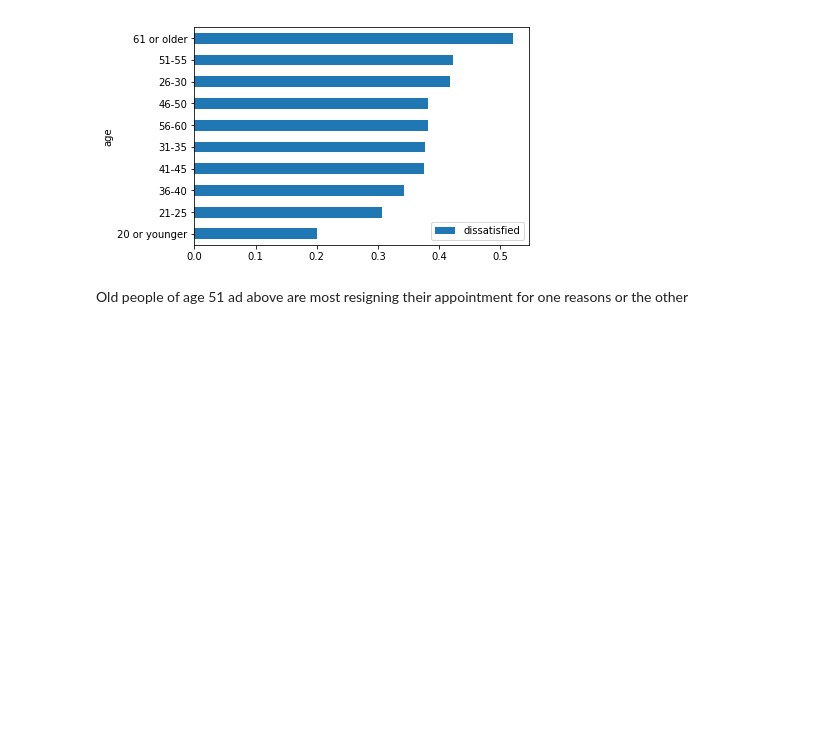
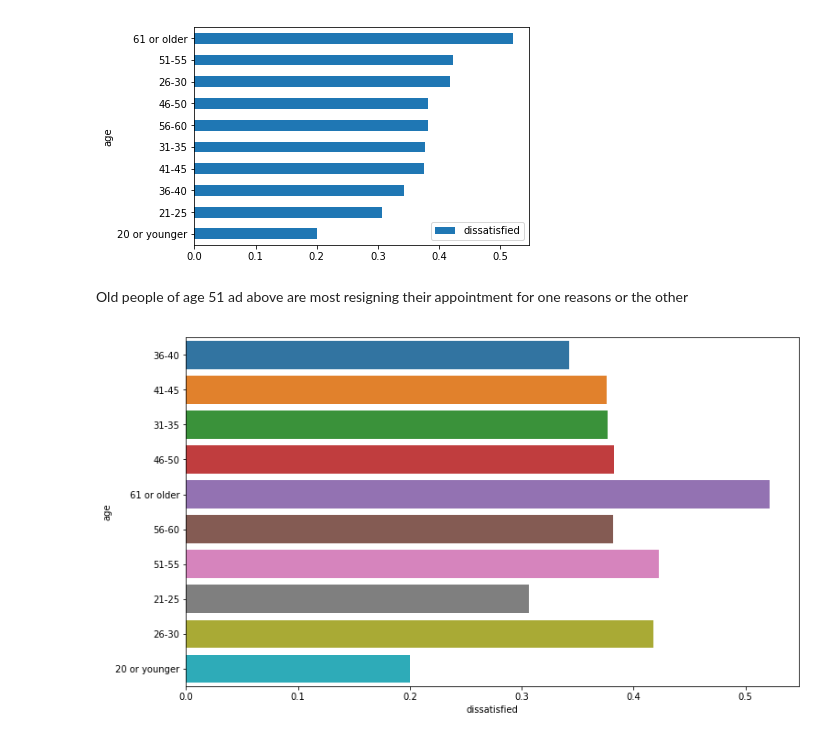
Before and after one commit to sulaiman2001ng/Data-Quest-Projects, a Jupyter notebook: Guided Project_Clean And Analyze Employee Exit Surveys.ipynb, the cells around one changed output. Cells and saved outputs as stored; diff of their text form; code cells hidden in the pictures; blank space fills up the shorter version.

```diff
--- a/Guided Project_Clean And Analyze Employee Exit Surveys.ipynb
+++ b/Guided Project_Clean And Analyze Employee Exit Surveys.ipynb
@@ -912,3 +919,11 @@ age_plot.sort_values(by='dissatisfied').plot(kind='barh', )
 [figure]
 # %% [markdown]
 Old people of age 51 ad above are most resigning their appointment for one reasons or the other
+# %%
+# sorted_combined_update_age = combined_update_age.sort_values()
+plt.figure(figsize=(12,7))
+sns.barplot(data=combined_update_age, y='age', x='dissatisfied', ci=None)
+# sns.barplot(data=age_plot, estimator=False)
+plt.show()
+# %% [output]
+[figure, added]
```
Also changed, not shown: parts of 9 cells of this notebook.
